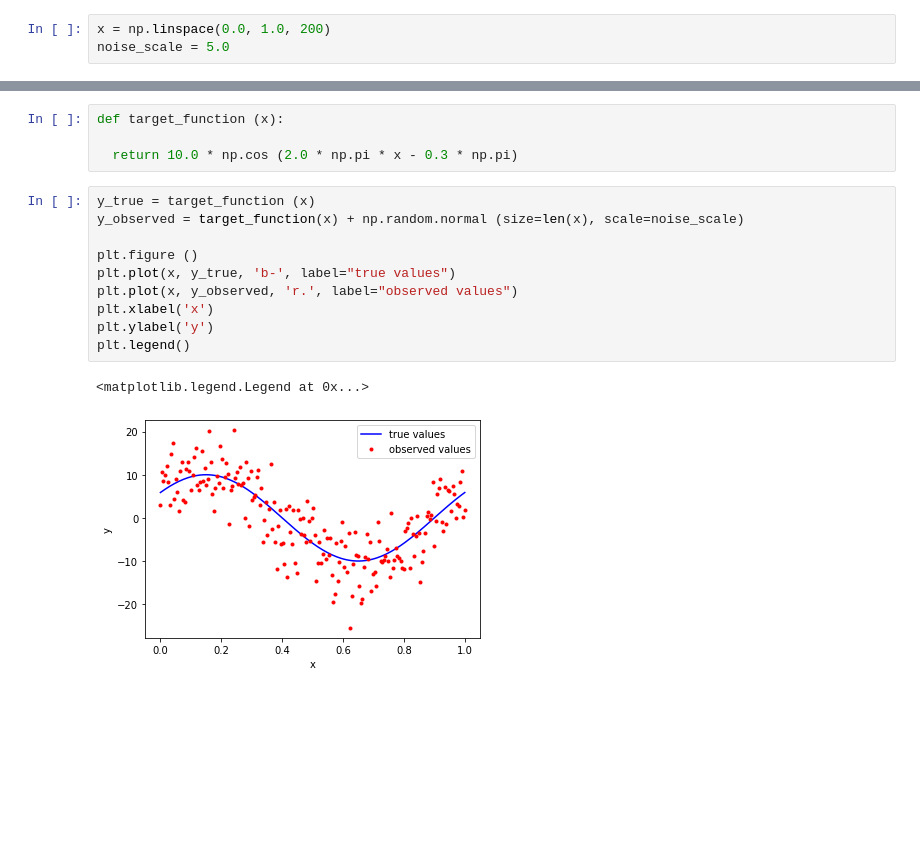
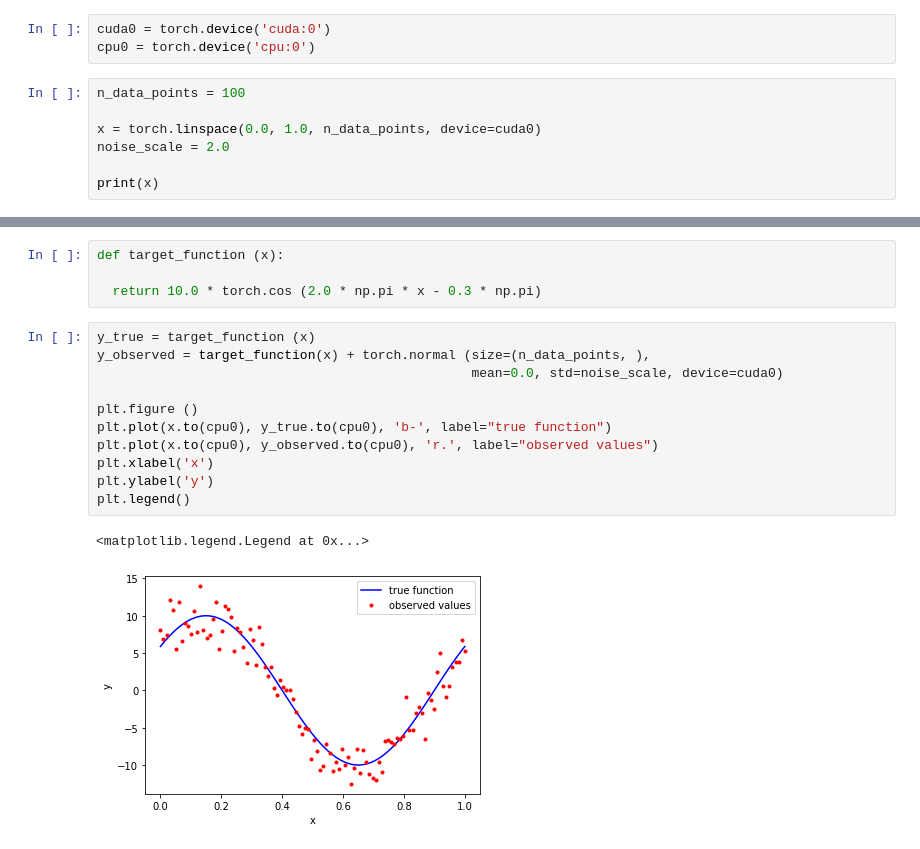
Before and after one commit to MohsenSadeghi/ml_course, a Jupyter notebook: notebooks/notebook_1_regression.ipynb, the cells around one changed output, grey strips where cells are left out. Cells and saved outputs as stored; diff of their text form; blank space fills up the shorter version.

```diff
--- a/notebooks/notebook_1_regression.ipynb
+++ b/notebooks/notebook_1_regression.ipynb
@@ -6,3 +19,10 @@ import matplotlib.pyplot as plt
+# %%
+cuda0 = torch.device('cuda:0')
+cpu0 = torch.device('cpu:0')
 # %%
-x = np.linspace(0.0, 1.0, 200)
-noise_scale = 5.0
+n_data_points = 100
+
+x = torch.linspace(0.0, 1.0, n_data_points, device=cuda0)
+noise_scale = 2.0
+
+print(x)
@@ -9,17 +42,18 @@ noise_scale = 5.0
 # %%
 def target_function (x):
 
-  return 10.0 * np.cos (2.0 * np.pi * x - 0.3 * np.pi)
+  return 10.0 * torch.cos (2.0 * np.pi * x - 0.3 * np.pi)
 # %%
 y_true = target_function (x)
-y_observed = target_function(x) + np.random.normal (size=len(x), scale=noise_scale)
+y_observed = target_function(x) + torch.normal (size=(n_data_points, ),
+                                                mean=0.0, std=noise_scale, device=cuda0)
 
 plt.figure ()
-plt.plot(x, y_true, 'b-', label="true values")
-plt.plot(x, y_observed, 'r.', label="observed values")
+plt.plot(x.to(cpu0), y_true.to(cpu0), 'b-', label="true function")
+plt.plot(x.to(cpu0), y_observed.to(cpu0), 'r.', label="observed values")
 plt.xlabel('x')
 plt.ylabel('y')
 plt.legend()
 # %% [output]
 <matplotlib.legend.Legend at 0x...>
-[figure, old version]
+[figure, new version]
```
Also changed, not shown: parts of 15 cells of this notebook.
